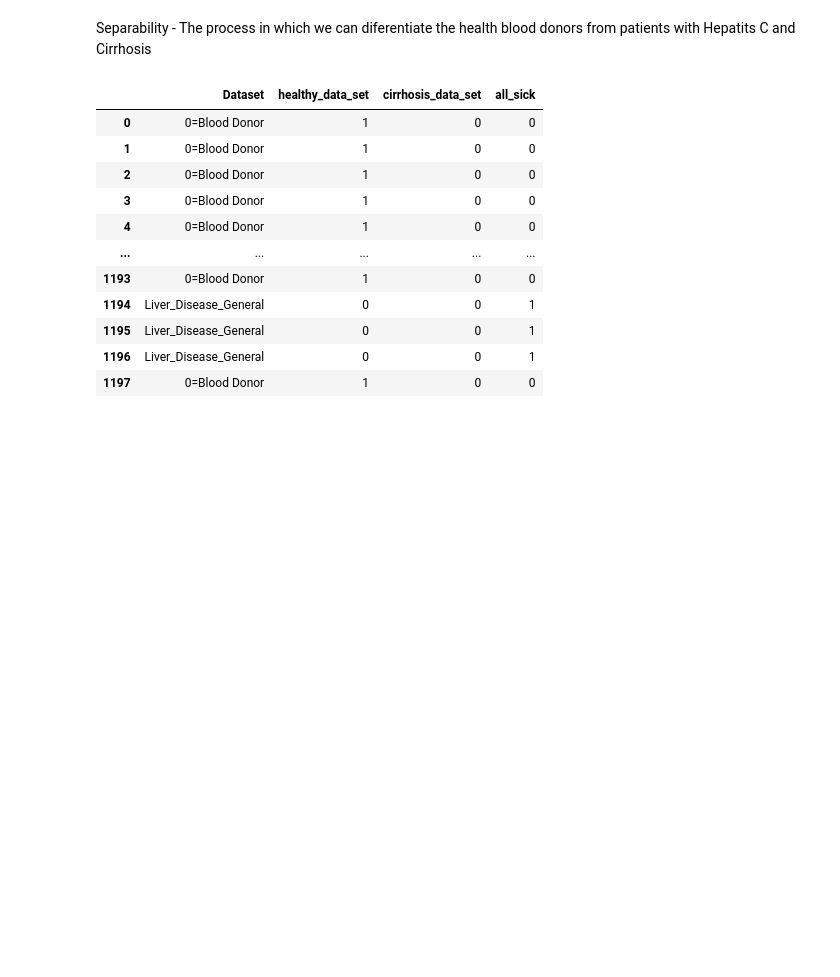
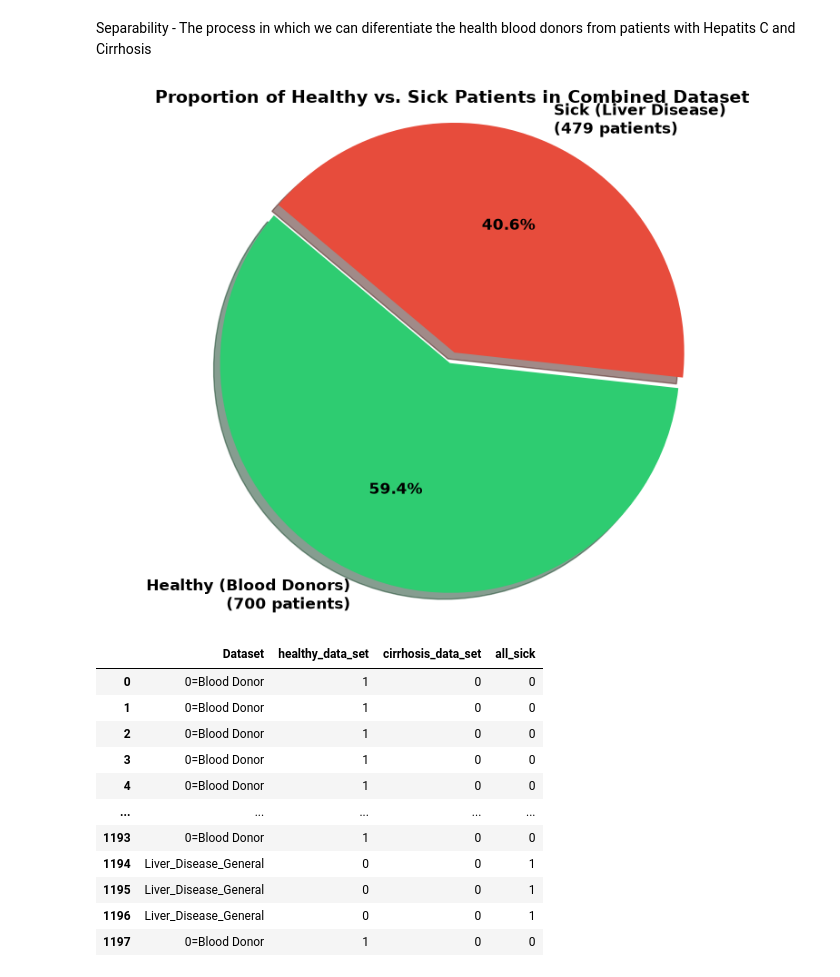
Before and after one commit to dilyaaana-lab/Cirrhosis---Module-3---Project-SoftUni, a Jupyter notebook: Module3 - Cirrhosis - SoftUniProject.ipynb, the cells around one changed output. Cells and saved outputs as stored; diff of their text form; code cells hidden in the pictures; blank space fills up the shorter version.

```diff
--- a/Module3 - Cirrhosis - SoftUniProject.ipynb
+++ b/Module3 - Cirrhosis - SoftUniProject.ipynb
@@ -256,6 +298,33 @@ markers = ['Albumin', 'Alkaline_Phosphotase', 'Alamine_Aminotransferase',
 healthy_data_set = cirrhosis_cleaned[cirrhosis_cleaned['Dataset'] == '0=Blood Donor']
 cirrhosis_data_set = [cirrhosis_cleaned['Dataset'] == '3=Cirrhosis']
 all_sick = cirrhosis_cleaned[cirrhosis_cleaned['Dataset'] !=  '0=Blood Donor']
+# %%
+cirrhosis_cleaned['all_sick'] = (cirrhosis_cleaned['Dataset'] != '0=Blood Donor').astype(int)
+counts = cirrhosis_cleaned['all_sick'].value_counts().sort_index()
+labels = [
+    f'Healthy (Blood Donors)\n({counts[0]} patients)',
+    f'Sick (Liver Disease)\n({counts[1]} patients)'
+]
+colors = ['#2ecc71', '#e74c3c']
+explode = (0, 0.05)
+plt.figure(figsize=(8, 6))
+plt.pie(
+    counts,
+    labels=labels,
+    colors=colors,
+    explode=explode,
+    autopct='%1.1f%%',
+    startangle=140,
+    shadow=True,
+    textprops={'fontsize': 12, 'fontweight': 'bold'}
+)
+
+plt.title('Proportion of Healthy vs. Sick Patients in Combined Dataset', fontsize=14, fontweight='bold')
+plt.axis('equal')
+plt.tight_layout()
+plt.show()
+# %% [output]
+[figure, added]
 # %%
 cirrhosis_cleaned['healthy_data_set'] = (cirrhosis_cleaned['Dataset'] == '0=Blood Donor').astype(int)
 cirrhosis_cleaned['cirrhosis_data_set'] = (cirrhosis_cleaned['Dataset'] == '3=Cirrhosis').astype(int)
```
Also changed, not shown: parts of 5 cells of this notebook.
